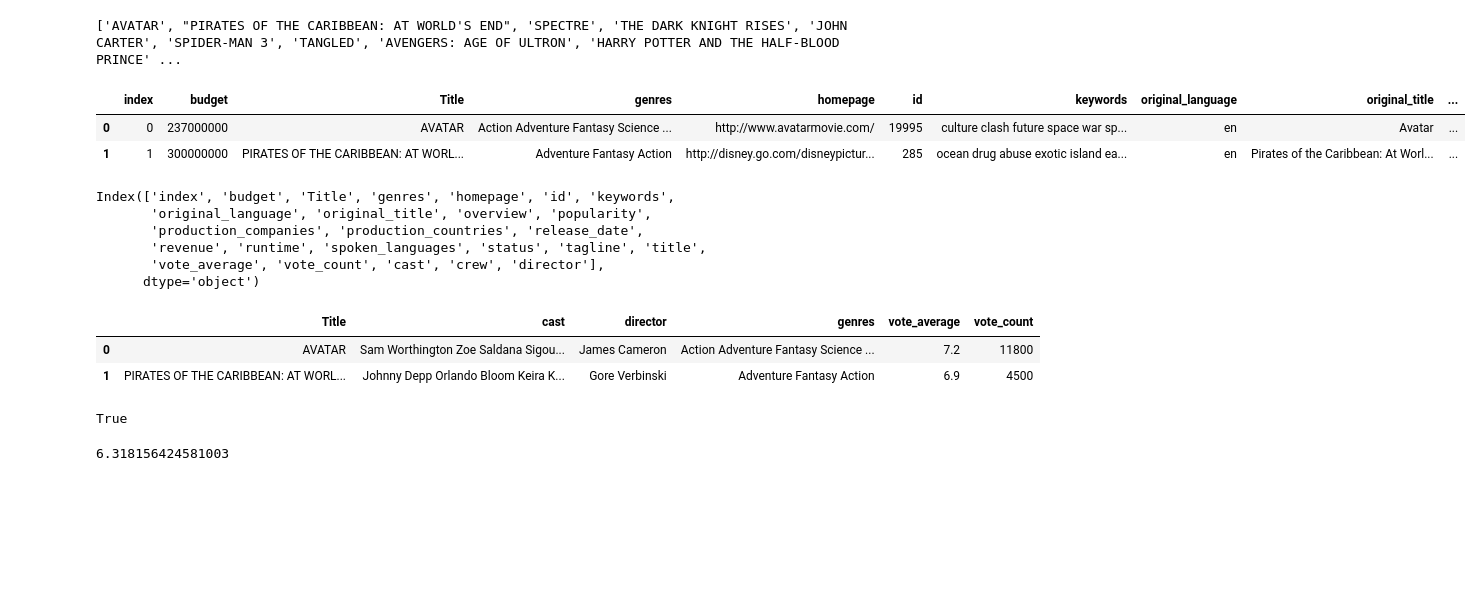
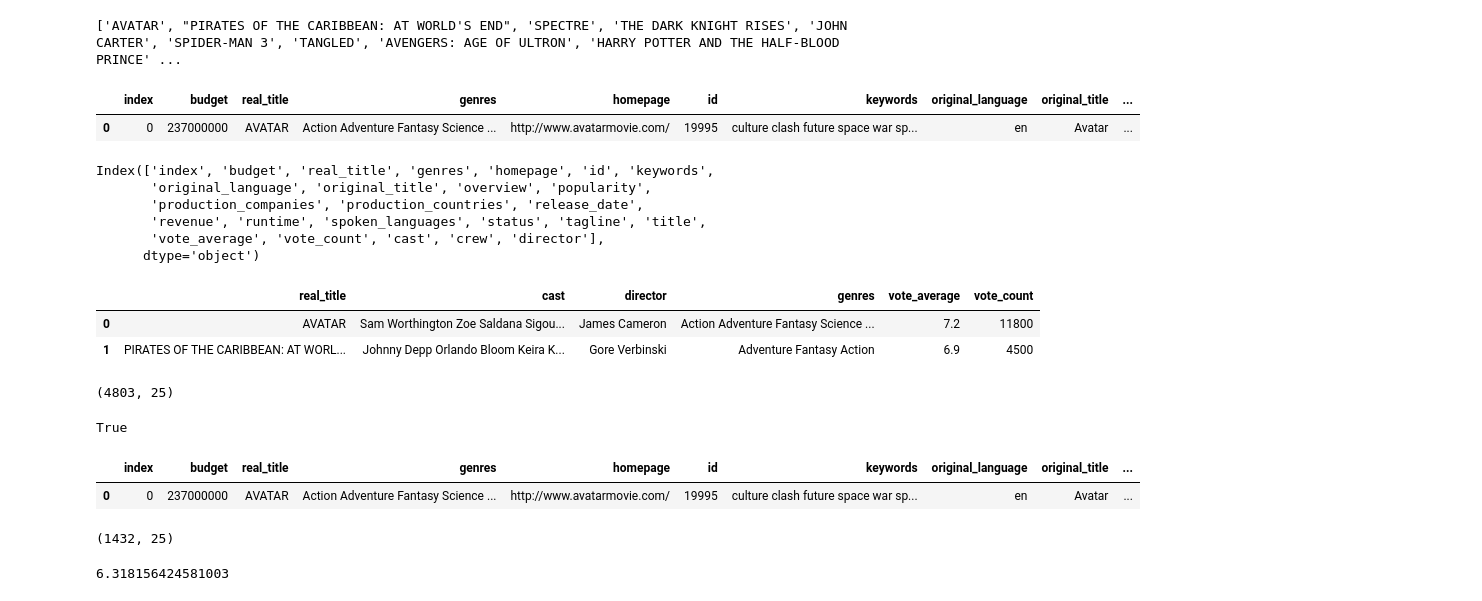
Before and after one commit to pritam123-jain/Final-year, a Jupyter notebook: recommendation.ipynb, the cells around one changed output. Drawn from its saved outputs; the diff is of its cells as text; code cells hidden in the pictures; blank space fills up the shorter version.

```diff
--- a/recommendation.ipynb
+++ b/recommendation.ipynb
@@ -14,4 +13,4 @@ Saving movie_data.csv to movie_data.csv
 # %%
-#url = 'https://raw.githubusercontent.com/pritam123-jain/Final-year/master/movie_dataset.csv'
-df = pd.read_csv('movie_data.csv')
+url = 'https://raw.githubusercontent.com/pritam123-jain/Final-year/master/movie_dataset.csv' #fetching dataset from github
+df = pd.read_csv(url) #Reading the file
 # %%
@@ -30,29 +28,32 @@ print(lst)
 # %% [output]
 ['AVATAR', "PIRATES OF THE CARIBBEAN: AT WORLD'S END", 'SPECTRE', 'THE DARK KNIGHT RISES', 'JOHN CARTER', 'SPIDER-MAN 3', 'TANGLED', 'AVENGERS: AGE OF ULTRON', 'HARRY POTTER AND THE HALF-BLOOD PRINCE' ...
 # %%
-df.insert(2,"Title",lst) #inserting new coloum with names in upper case from the list
-#df.drop(columns="Title")
+df.insert(2,"real_title",lst)  #inserting new coloum with names in upper case from the list
+#df.drop(columns="real_title").head(1)
 # %%
-df.head(2) # displaying top 2 dataset values
+df.head(1) # displaying top 1 dataset values
 # %% [output]
-|  | index | budget | Title | genres | homepage | id | keywords | original_language | original_title | ... |
+|  | index | budget | real_title | genres | homepage | id | keywords | original_language | original_title | ... |
 | 0 | 0 | 237000000 | AVATAR | Action Adventure Fantasy Science ... | http://www.avatarmovie.com/ | 19995 | culture clash future space war sp... | en | Avatar | ... |
-| 1 | 1 | 300000000 | PIRATES OF THE CARIBBEAN: AT WORL... | Adventure Fantasy Action | http://disney.go.com/disneypictur... | 285 | ocean drug abuse exotic island ea... | en | Pirates of the Caribbean: At Worl... | ... |
 # %%
 df.columns # show coloum
 # %% [output]
-Index(['index', 'budget', 'Title', 'genres', 'homepage', 'id', 'keywords',
+Index(['index', 'budget', 'real_title', 'genres', 'homepage', 'id', 'keywords',
        'original_language', 'original_title', 'overview', 'popularity',
        'production_companies', 'production_countries', 'release_date',
        'revenue', 'runtime', 'spoken_languages', 'status', 'tagline', 'title',
        'vote_average', 'vote_count', 'cast', 'crew', 'director'],
       dtype='object')
 # %%
-coloums = ['Title', 'cast', 'director', 'genres','vote_average','vote_count'] # filtering by requirement
+coloums = ['real_title', 'cast', 'director', 'genres','vote_average','vote_count'] # filtering by requirement
 df[coloums].head(2)
 # %% [output]
-|  | Title | cast | director | genres | vote_average | vote_count |
+|  | real_title | cast | director | genres | vote_average | vote_count |
 | 0 | AVATAR | Sam Worthington Zoe Saldana Sigou... | James Cameron | Action Adventure Fantasy Science ... | 7.2 | 11800 |
 | 1 | PIRATES OF THE CARIBBEAN: AT WORL... | Johnny Depp Orlando Bloom Keira K... | Gore Verbinski | Adventure Fantasy Action | 6.9 | 4500 |
+# %%
+df.shape
+# %% [output]
+(4803, 25)
 # %%
 df[coloums].isnull().values.any() # checking null value if any = true else false
@@ -63,3 +64,12 @@ True
+# %%
+df1.head(1)
+# %% [output]
+|  | index | budget | real_title | genres | homepage | id | keywords | original_language | original_title | ... |
+| 0 | 0 | 237000000 | AVATAR | Action Adventure Fantasy Science ... | http://www.avatarmovie.com/ | 19995 | culture clash future space war sp... | en | Avatar | ... |
+# %%
+df1.shape
+# %% [output]
+(1432, 25)
 # %%
 C = df1['vote_average'].mean() # total votes average
 print(C)
```
Also changed, not shown: parts of 19 cells of this notebook.
